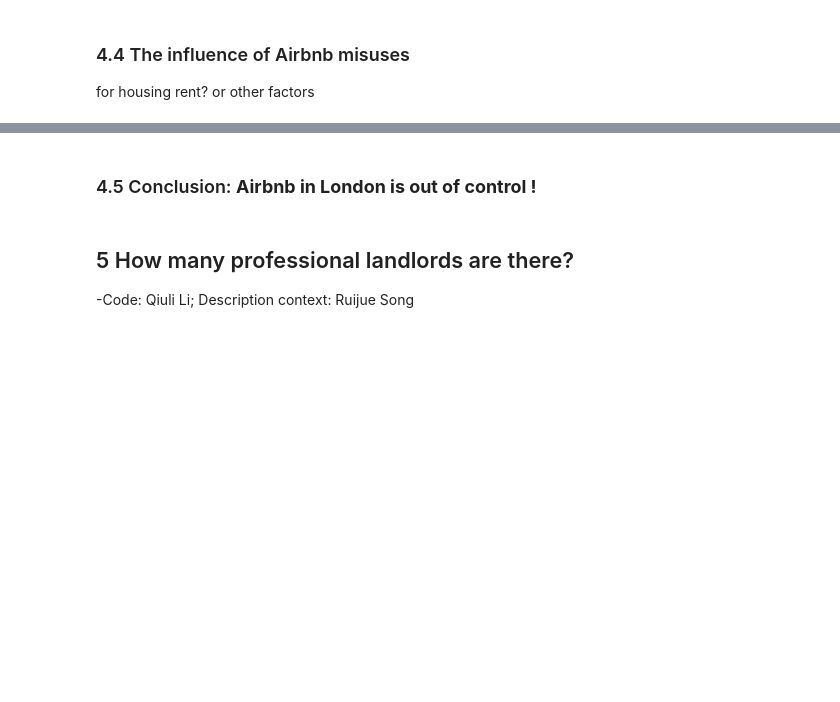
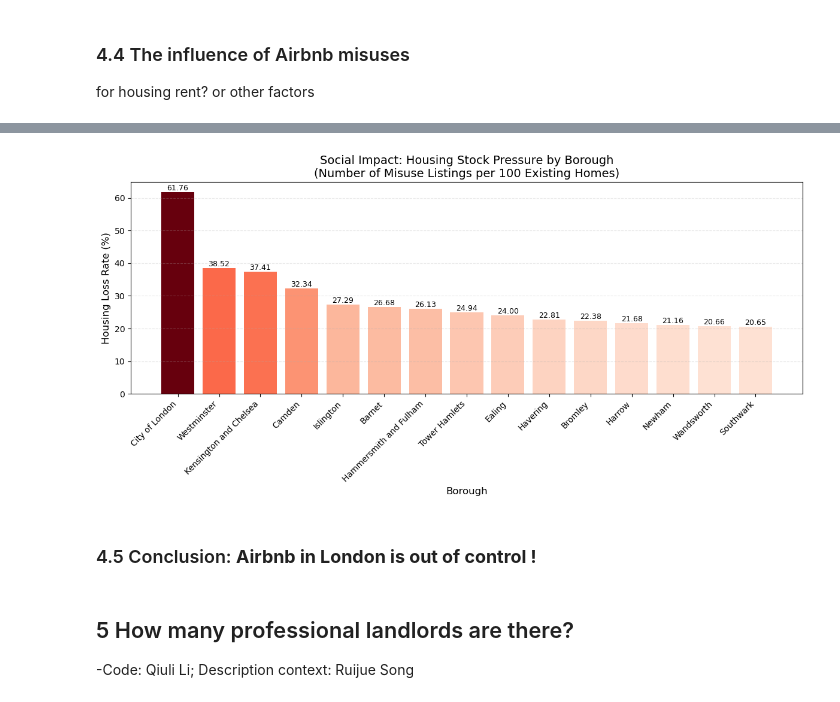
Before and after one commit to mixedmint/fsds_group, a Jupyter notebook: group_work.ipynb, the cells around one changed output, grey strips where cells are left out. Cells and saved outputs as stored; diff of their text form; code cells hidden in the pictures; blank space fills up the shorter version.

```diff
--- a/group_work.ipynb
+++ b/group_work.ipynb
@@ -768,3 +995,35 @@ for housing rent? or other factors
+# %%
+# Visualization 2
+# Social Impact of Airbnb Misuses Housing
+
+plt.figure(figsize=(12, 6))
+
+# The darker the color, the greater the pressure
+norm = plt.Normalize(impact_misuses['Housing_Loss_Rate_Per_100'].min(),
+    impact_misuses['Housing_Loss_Rate_Per_100'].max()
+)
+colors = plt.cm.Reds(norm(impact_misuses['Housing_Loss_Rate_Per_100']))
+
+# Mapping
+plot_data = impact_misuses.head(15)
+bars = plt.bar(plot_data['NAME'], plot_data['Housing_Loss_Rate_Per_100'], color=colors)
+
+# Setting
+plt.title('Social Impact: Housing Stock Pressure by Borough\n(Number of Misuse Listings per 100 Existing Homes)', fontsize=14)
+plt.xlabel('Borough', fontsize=12)
+plt.ylabel('Housing Loss Rate (%)', fontsize=12)
+plt.xticks(rotation=45, ha='right')
+plt.grid(axis='y', linestyle='--', alpha=0.3)
+for bar in bars:
+    height = bar.get_height()
+    plt.text(bar.get_x() + bar.get_width()/2., height,
+        f'{height:.2f}',
+        ha='center', va='bottom', fontsize=9)
+
+plt.tight_layout()
+plt.show()
+# %% [output]
+[figure, added]
 # %% [markdown]
 ### 4.5 Conclusion: **Airbnb in London is out of control !**
 # %% [markdown]
```
Also changed, not shown: parts of 13 cells of this notebook.
